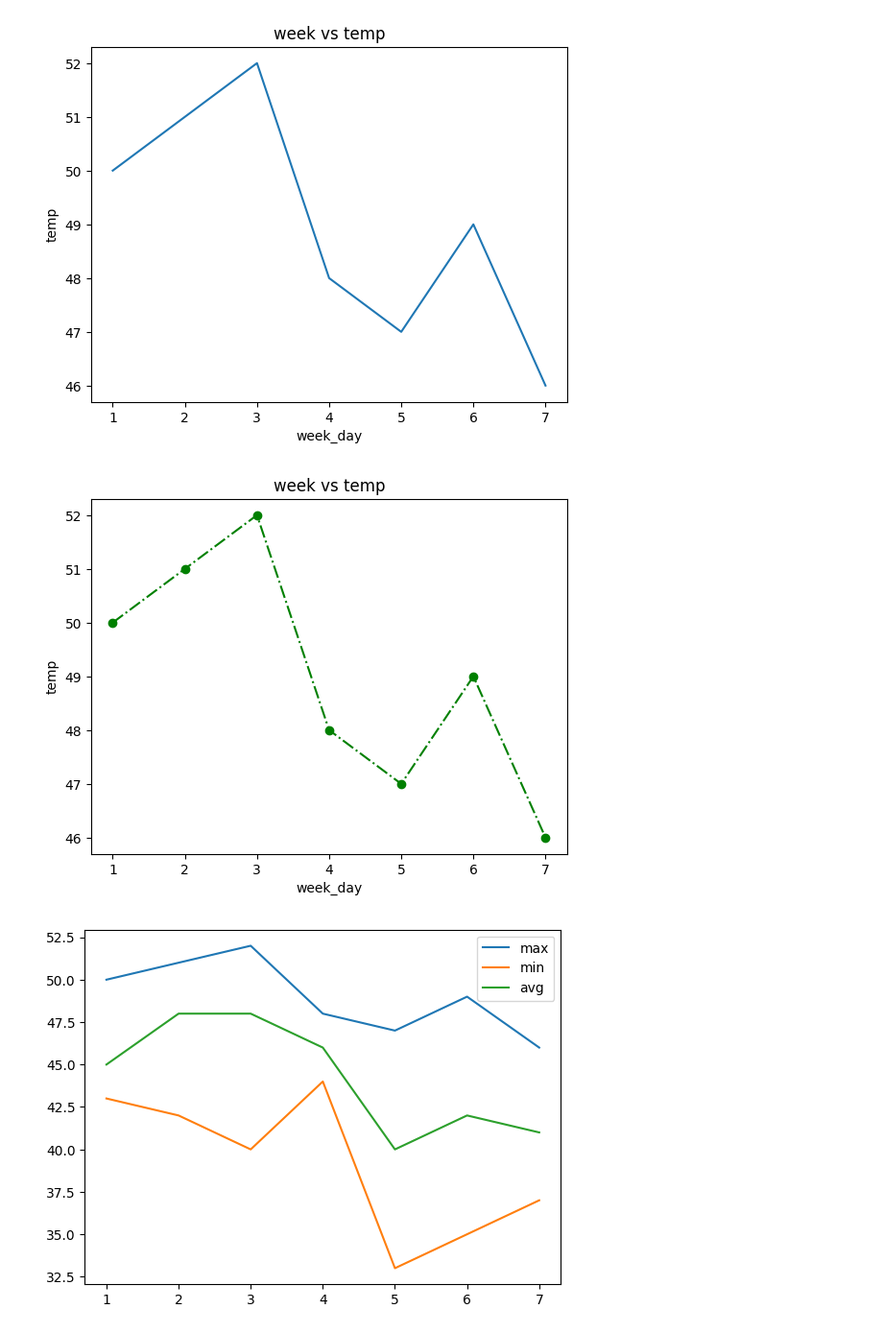
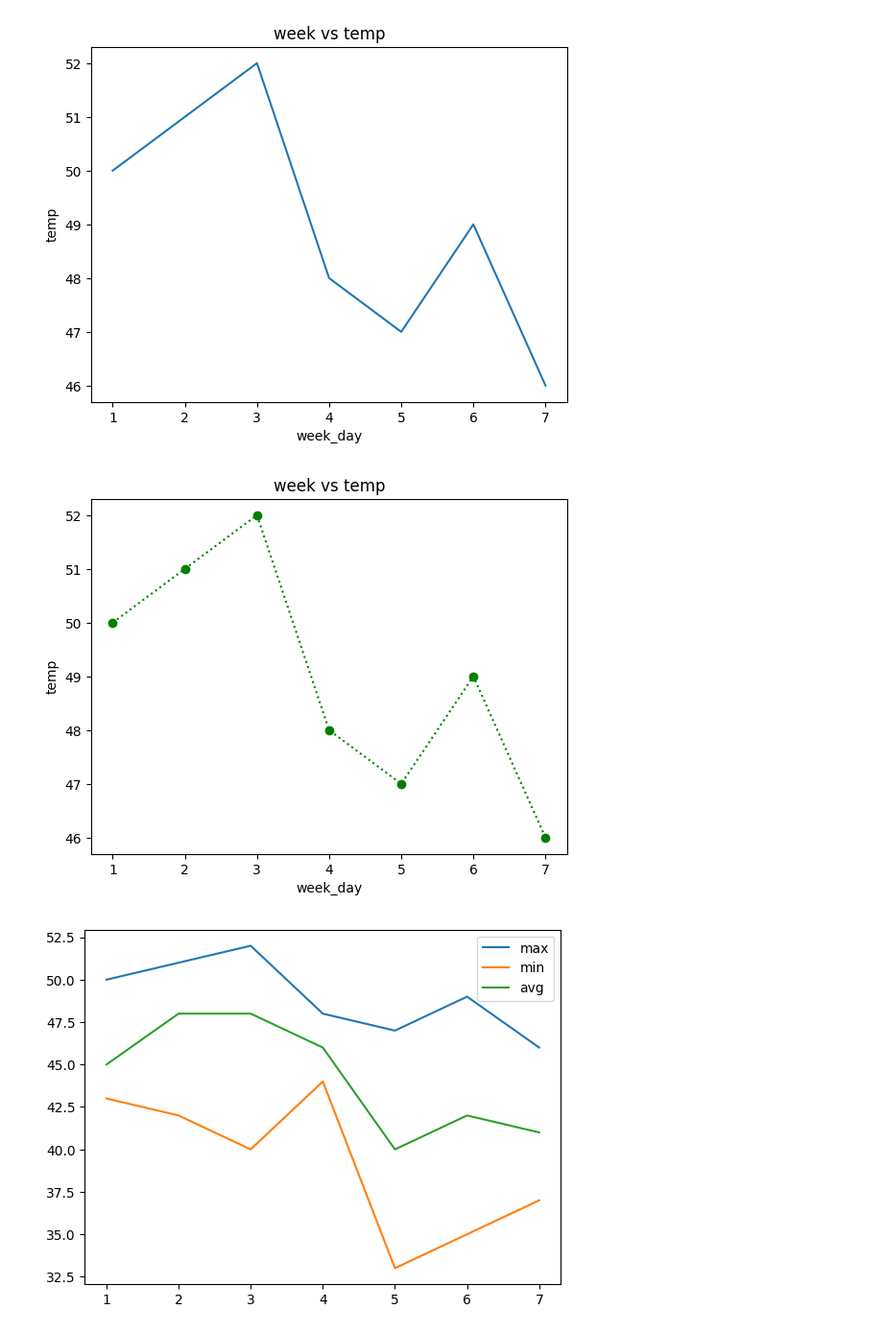
Before and after one commit to VShah2312/Data_Science_Code_N_Debug, a Jupyter notebook: Python_Basics/Data_Visualization.ipynb, the cells around one changed output. Shown at 96% size. Saved outputs shown, nothing was run; the diff lists cells and outputs as text; code cells hidden in the pictures.

```diff
--- a/Python_Basics/Data_Visualization.ipynb
+++ b/Python_Basics/Data_Visualization.ipynb
@@ -17,13 +19,13 @@ plt.show()
 # %% [output]
 [figure]
 # %%
-plt.plot(week_day,temp, color='green', linestyle= '-.', marker= 'o')
+plt.plot(week_day,temp, color='green', linestyle= ':', marker= 'o')
 plt.xlabel('week_day')
 plt.ylabel('temp')
 plt.title('week vs temp')
 plt.show()
 # %% [output]
-[figure, old version]
+[figure, new version]
 # %%
 days= [1,2,3,4,5,6,7] # weekdays
 max_t= [50,51,52,48,47,49,46] # max temp recorder at the day
```
Also changed, not shown: parts of 64 cells of this notebook, 4 other files.
